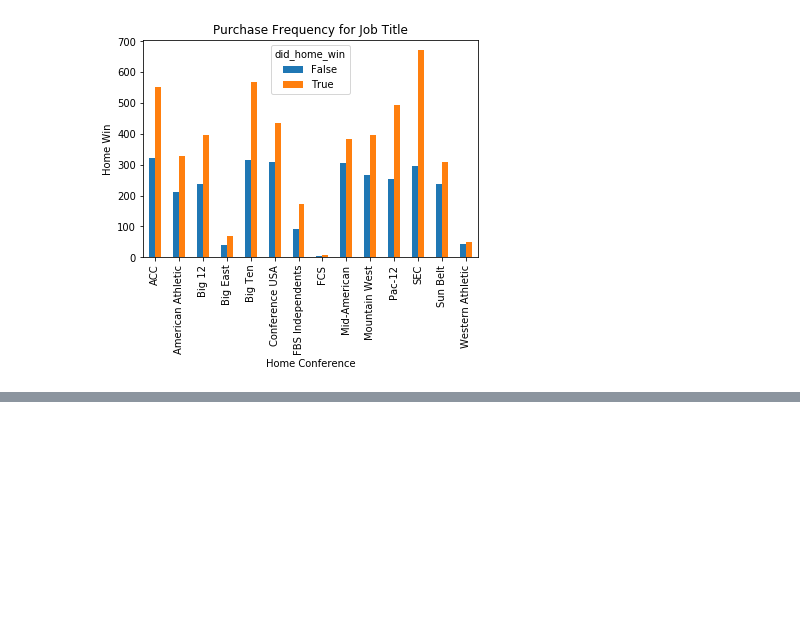
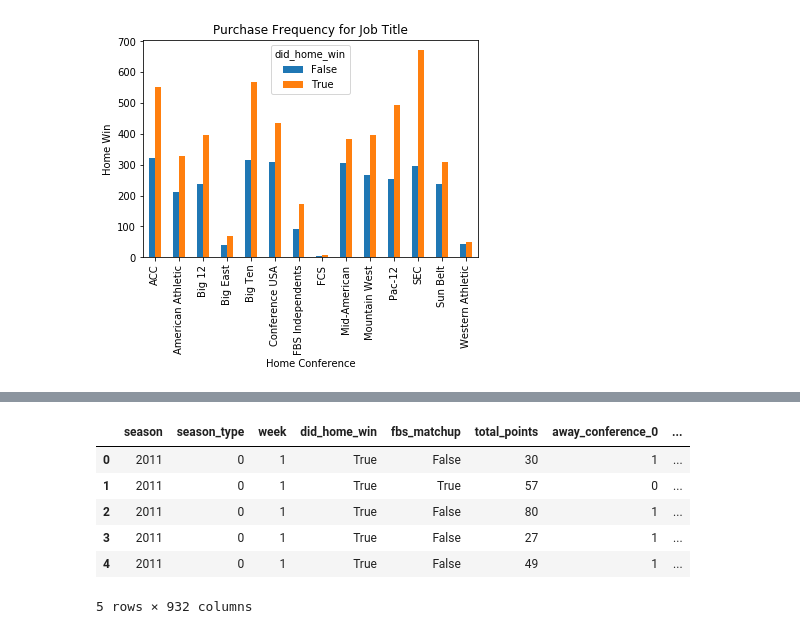
Before and after one commit to ChangedNameTo/CFBPoll, a Jupyter notebook: games_regression_exploration.ipynb, the cells around one changed output, grey strips where cells are left out. Drawn from its saved outputs; the diff is of its cells as text; code cells hidden in the pictures; blank space fills up the shorter version.

```diff
--- a/games_regression_exploration.ipynb
+++ b/games_regression_exploration.ipynb
@@ -128,0 +150,26 @@ for var in cat_vars:
+# %%
+cat_vars=['away_conference','away_id','away_points','away_team','conference_game','home_conference','home_id','home_points','home_team','neutral_site']
+
+for var in cat_vars:
+    cat_list='var'+'_'+var
+    cat_list = pd.get_dummies(games[var], prefix=var)
+    games_temp=games.join(cat_list)
+    games=games_temp
+
+cat_vars=['away_conference','away_id','away_points','away_team','conference_game','home_conference','home_id','home_points','home_team','neutral_site']
+
+games_vars=games.columns.values.tolist()
+to_keep=[i for i in games_vars if i not in cat_vars]
+
+games_final=games[to_keep]
+games_final.columns.values
+
+games_final.head()
+# %% [output]
+|  | season | season_type | week | did_home_win | fbs_matchup | total_points | away_conference_0 | ... |
+| 0 | 2011 | 0 | 1 | True | False | 30 | 1 | ... |
+| 1 | 2011 | 0 | 1 | True | True | 57 | 0 | ... |
+| 2 | 2011 | 0 | 1 | True | False | 80 | 1 | ... |
+| 3 | 2011 | 0 | 1 | True | False | 27 | 1 | ... |
+| 4 | 2011 | 0 | 1 | True | False | 49 | 1 | ... |
+5 rows × 932 columns
```
Also changed, not shown: parts of 9 cells of this notebook, 2 other files.
